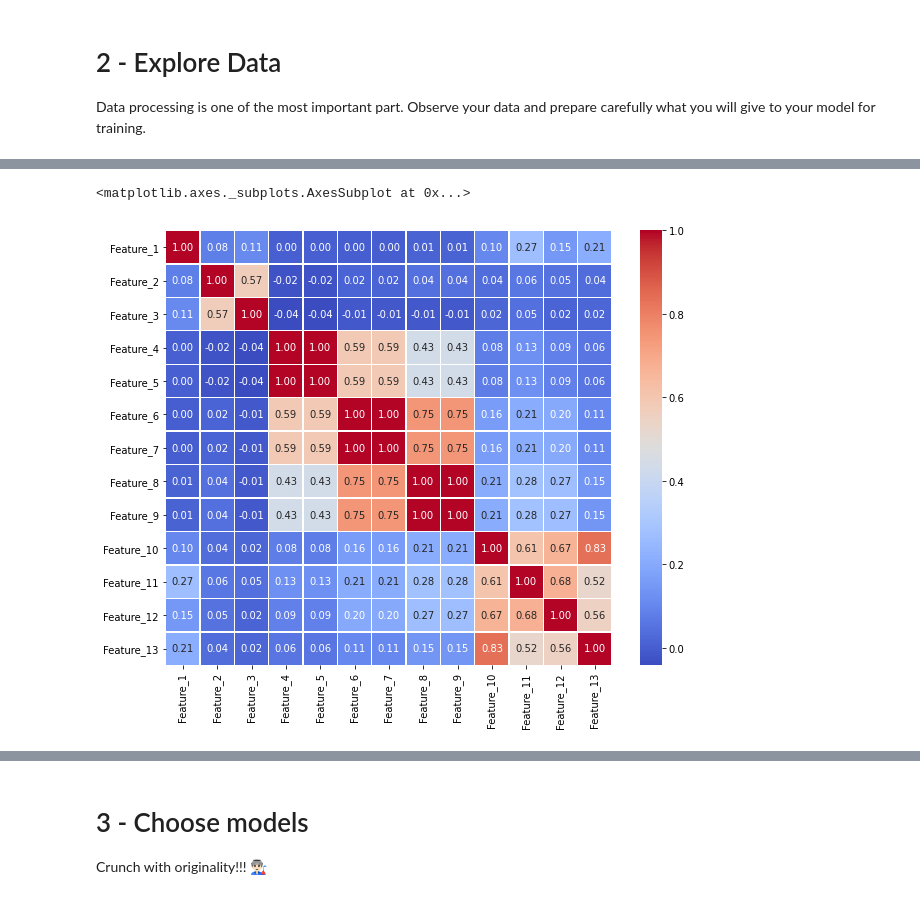
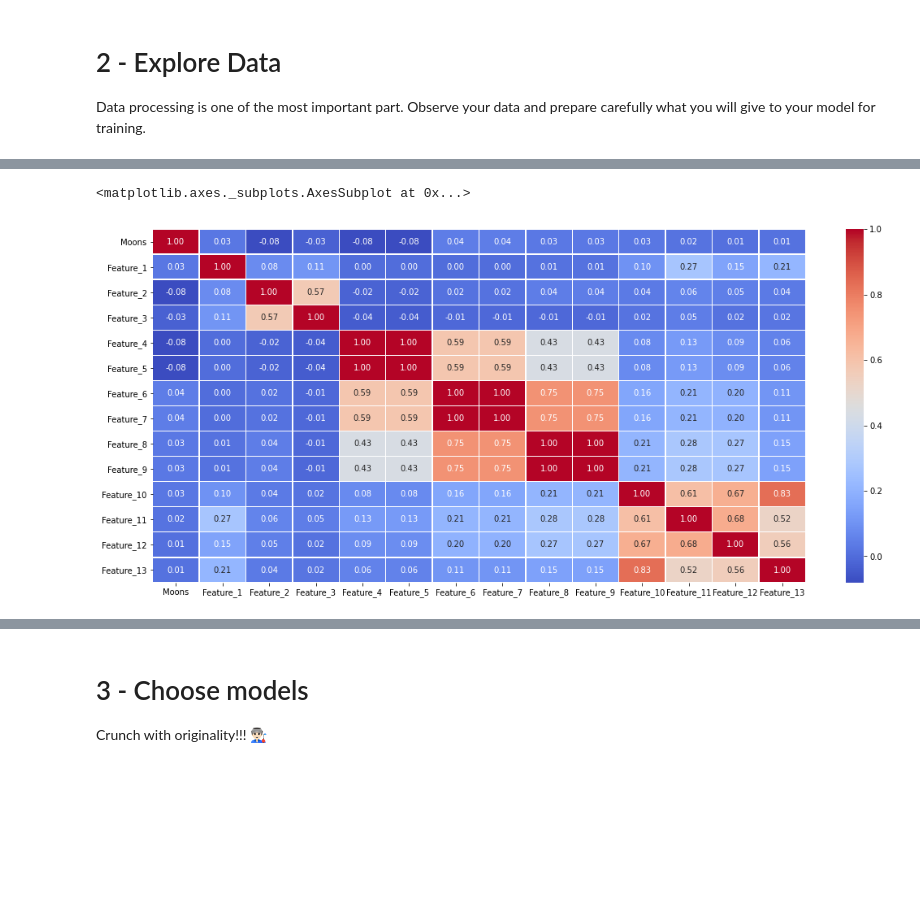
Before and after one commit to kushalnavghare/playground, a Jupyter notebook: data-crunch-competition.ipynb, the cells around one changed output, grey strips where cells are left out. Cells and saved outputs as stored; diff of their text form; code cells hidden in the pictures; blank space fills up the shorter version.

```diff
--- a/data-crunch-competition.ipynb
+++ b/data-crunch-competition.ipynb
@@ -69,8 +69,8 @@ test_data = pd.read_csv(hackathon_data_link)
 train_targets = pd.read_csv(train_datalink_y)
 
 # If you don't want to look at the problem as a time serie
-train_data.drop(['id', 'Moons'], axis=1, inplace=True)
-test_data.drop(['id', 'Moons'], axis=1, inplace=True)
+train_data.drop(['id' ], axis=1, inplace=True)
+test_data.drop(['id'], axis=1, inplace=True)
 # %%
 display(train_data)
 display(train_targets)
@@ -168,7 +170,7 @@ df_combind.shape
 # %%
 combind_corr = df_combind.corr()
-plt.figure(figsize=(10,8))
+plt.figure(figsize=(18, 8))
 sns.heatmap(combind_corr, annot=True, fmt='.2f', cmap='coolwarm', linewidths=0.4)
 # %% [output]
 <matplotlib.axes._subplots.AxesSubplot at 0x...>
-[figure, old version]
+[figure, new version]
```
Also changed, not shown: parts of 29 cells of this notebook.
